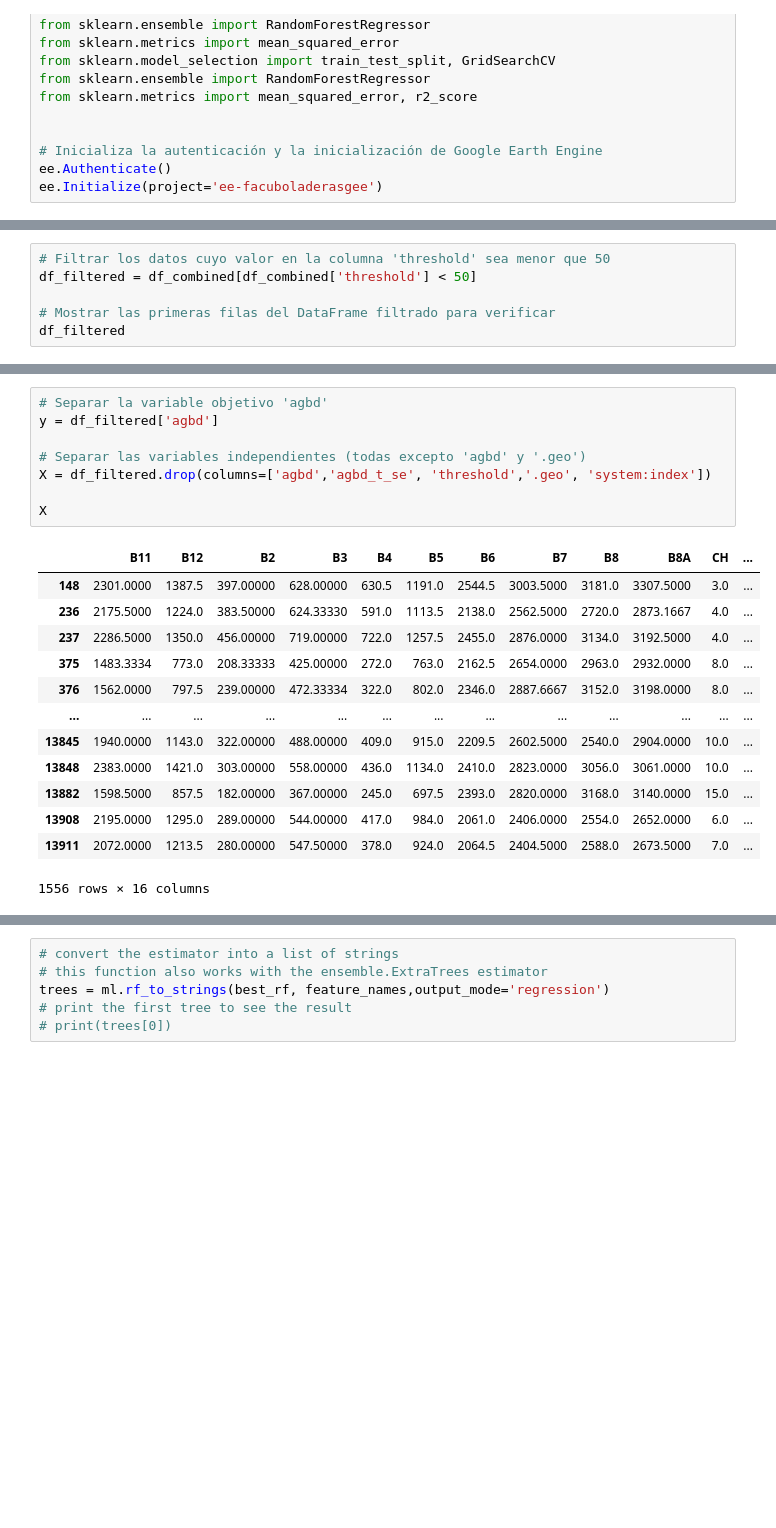
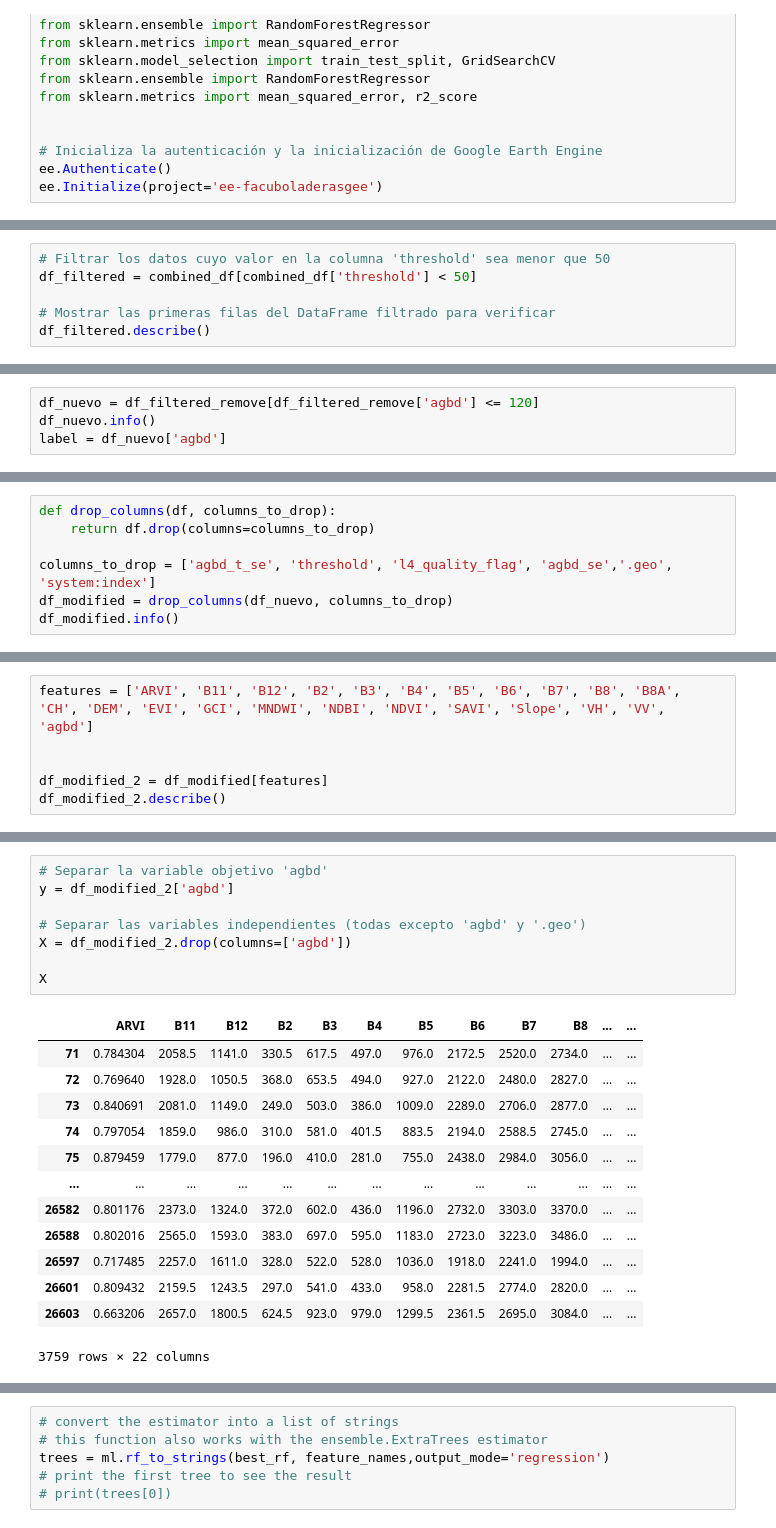
Before and after one commit to FacuBoladeras/BiomassEstimate, a Jupyter notebook: ModelGEE.ipynb, the cells around one changed output, grey strips where cells are left out. Cells and saved outputs as stored; diff of their text form; blank space fills up the shorter version.

```diff
--- a/ModelGEE.ipynb
+++ b/ModelGEE.ipynb
@@ -66,7 +67,7 @@ df_combined
 # %%
 # Filtrar los datos cuyo valor en la columna 'threshold' sea menor que 50
-df_filtered = df_combined[df_combined['threshold'] < 50]
+df_filtered = combined_df[combined_df['threshold'] < 50]
 
 # Mostrar las primeras filas del DataFrame filtrado para verificar
-df_filtered
+df_filtered.describe()
 # %% [output]
@@ -85,0 +124,4 @@ df_filtered
+# %%
+df_nuevo = df_filtered_remove[df_filtered_remove['agbd'] <= 120]
+df_nuevo.info()
+label = df_nuevo['agbd']
@@ -85,0 +149,7 @@ df_filtered
+# %%
+def drop_columns(df, columns_to_drop):
+    return df.drop(columns=columns_to_drop)
+
+columns_to_drop = ['agbd_t_se', 'threshold', 'l4_quality_flag', 'agbd_se','.geo', 'system:index']
+df_modified = drop_columns(df_nuevo, columns_to_drop)
+df_modified.info()
@@ -93,0 +182,6 @@ print(features)
+# %%
+features = ['ARVI', 'B11', 'B12', 'B2', 'B3', 'B4', 'B5', 'B6', 'B7', 'B8', 'B8A', 'CH', 'DEM', 'EVI', 'GCI', 'MNDWI', 'NDBI', 'NDVI', 'SAVI', 'Slope', 'VH', 'VV', 'agbd']
+
+
+df_modified_2 = df_modified[features]
+df_modified_2.describe()
@@ -94,23 +199,23 @@ print(features)
 # %%
 # Separar la variable objetivo 'agbd'
-y = df_filtered['agbd']
+y = df_modified_2['agbd']
 
 # Separar las variables independientes (todas excepto 'agbd' y '.geo')
-X = df_filtered.drop(columns=['agbd','agbd_t_se', 'threshold','.geo', 'system:index'])
+X = df_modified_2.drop(columns=['agbd'])
 
 X
 # %% [output]
-|  | B11 | B12 | B2 | B3 | B4 | B5 | B6 | B7 | B8 | B8A | CH | ... |
-| 148 | 2301.0000 | 1387.5 | 397.00000 | 628.00000 | 630.5 | 1191.0 | 2544.5 | 3003.5000 | 3181.0 | 3307.5000 | 3.0 | ... |
-| 236 | 2175.5000 | 1224.0 | 383.50000 | 624.33330 | 591.0 | 1113.5 | 2138.0 | 2562.5000 | 2720.0 | 2873.1667 | 4.0 | ... |
-| 237 | 2286.5000 | 1350.0 | 456.00000 | 719.00000 | 722.0 | 1257.5 | 2455.0 | 2876.0000 | 3134.0 | 3192.5000 | 4.0 | ... |
-| 375 | 1483.3334 | 773.0 | 208.33333 | 425.00000 | 272.0 | 763.0 | 2162.5 | 2654.0000 | 2963.0 | 2932.0000 | 8.0 | ... |
-| 376 | 1562.0000 | 797.5 | 239.00000 | 472.33334 | 322.0 | 802.0 | 2346.0 | 2887.6667 | 3152.0 | 3198.0000 | 8.0 | ... |
+|  | ARVI | B11 | B12 | B2 | B3 | B4 | B5 | B6 | B7 | B8 | ... | ... |
+| 71 | 0.784304 | 2058.5 | 1141.0 | 330.5 | 617.5 | 497.0 | 976.0 | 2172.5 | 2520.0 | 2734.0 | ... | ... |
+| 72 | 0.769640 | 1928.0 | 1050.5 | 368.0 | 653.5 | 494.0 | 927.0 | 2122.0 | 2480.0 | 2827.0 | ... | ... |
+| 73 | 0.840691 | 2081.0 | 1149.0 | 249.0 | 503.0 | 386.0 | 1009.0 | 2289.0 | 2706.0 | 2877.0 | ... | ... |
+| 74 | 0.797054 | 1859.0 | 986.0 | 310.0 | 581.0 | 401.5 | 883.5 | 2194.0 | 2588.5 | 2745.0 | ... | ... |
+| 75 | 0.879459 | 1779.0 | 877.0 | 196.0 | 410.0 | 281.0 | 755.0 | 2438.0 | 2984.0 | 3056.0 | ... | ... |
 | ... | ... | ... | ... | ... | ... | ... | ... | ... | ... | ... | ... | ... |
-| 13845 | 1940.0000 | 1143.0 | 322.00000 | 488.00000 | 409.0 | 915.0 | 2209.5 | 2602.5000 | 2540.0 | 2904.0000 | 10.0 | ... |
-| 13848 | 2383.0000 | 1421.0 | 303.00000 | 558.00000 | 436.0 | 1134.0 | 2410.0 | 2823.0000 | 3056.0 | 3061.0000 | 10.0 | ... |
-| 13882 | 1598.5000 | 857.5 | 182.00000 | 367.00000 | 245.0 | 697.5 | 2393.0 | 2820.0000 | 3168.0 | 3140.0000 | 15.0 | ... |
-| 13908 | 2195.0000 | 1295.0 | 289.00000 | 544.00000 | 417.0 | 984.0 | 2061.0 | 2406.0000 | 2554.0 | 2652.0000 | 6.0 | ... |
-| 13911 | 2072.0000 | 1213.5 | 280.00000 | 547.50000 | 378.0 | 924.0 | 2064.5 | 2404.5000 | 2588.0 | 2673.5000 | 7.0 | ... |
+| 26582 | 0.801176 | 2373.0 | 1324.0 | 372.0 | 602.0 | 436.0 | 1196.0 | 2732.0 | 3303.0 | 3370.0 | ... | ... |
+| 26588 | 0.802016 | 2565.0 | 1593.0 | 383.0 | 697.0 | 595.0 | 1183.0 | 2723.0 | 3223.0 | 3486.0 | ... | ... |
+| 26597 | 0.717485 | 2257.0 | 1611.0 | 328.0 | 522.0 | 528.0 | 1036.0 | 1918.0 | 2241.0 | 1994.0 | ... | ... |
+| 26601 | 0.809432 | 2159.5 | 1243.5 | 297.0 | 541.0 | 433.0 | 958.0 | 2281.5 | 2774.0 | 2820.0 | ... | ... |
+| 26603 | 0.663206 | 2657.0 | 1800.5 | 624.5 | 923.0 | 979.0 | 1299.5 | 2361.5 | 2695.0 | 3084.0 | ... | ... |
-1556 rows × 16 columns
+3759 rows × 22 columns
 # %%
```
Also changed, not shown: parts of 19 cells of this notebook, 3 other files.
